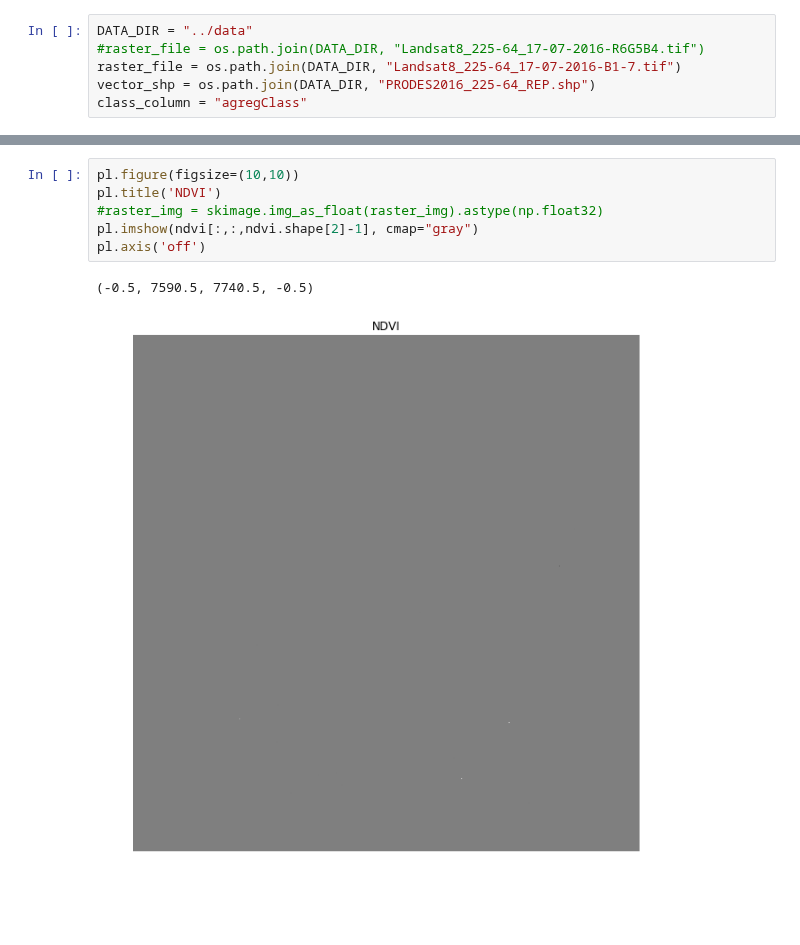
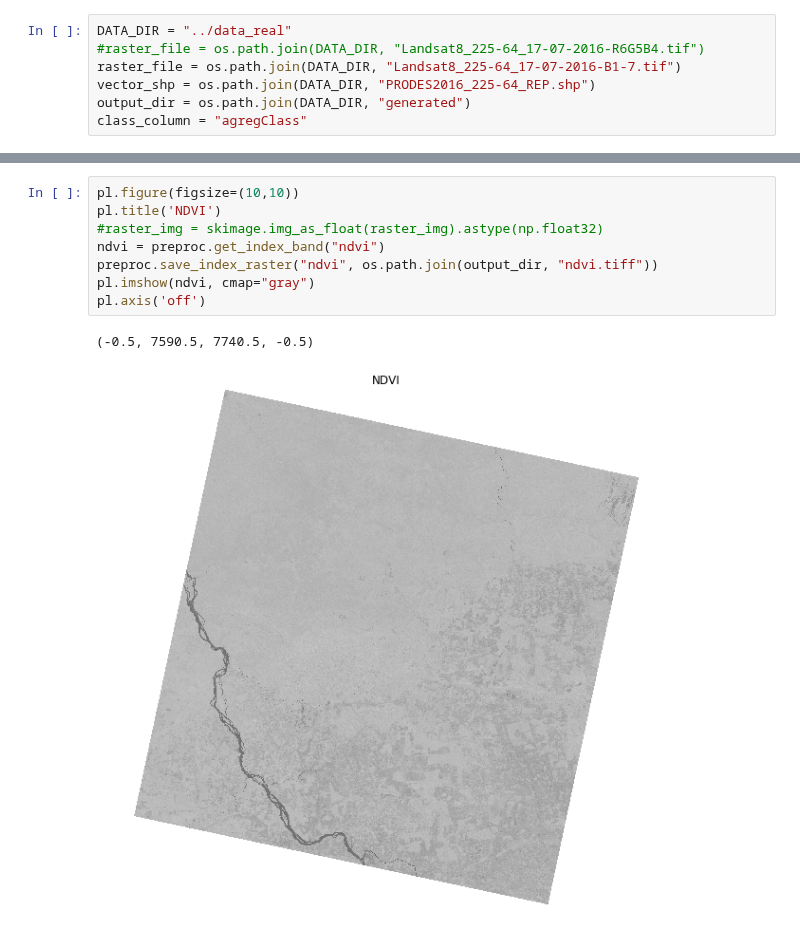
Before and after one commit to rvmaretto/deepgeo, a Jupyter notebook: notebooks/plot_preprocessor_results.ipynb, the cells around one changed output, grey strips where cells are left out. Drawn from its saved outputs; the diff is of its cells as text; blank space fills up the shorter version.

Commit message:
Improvements for #7. Closes #9. Saving results from preprocessor.

```diff
--- a/notebooks/plot_preprocessor_results.ipynb
+++ b/notebooks/plot_preprocessor_results.ipynb
@@ -13,10 +14,11 @@ reload(prep)
 
 %matplotlib inline
 # %%
-DATA_DIR = "../data"
+DATA_DIR = "../data_real"
 #raster_file = os.path.join(DATA_DIR, "Landsat8_225-64_17-07-2016-R6G5B4.tif")
 raster_file = os.path.join(DATA_DIR, "Landsat8_225-64_17-07-2016-B1-7.tif")
 vector_shp = os.path.join(DATA_DIR, "PRODES2016_225-64_REP.shp")
+output_dir = os.path.join(DATA_DIR, "generated")
 class_column = "agregClass"
 # %%
 preproc = prep.Preprocessor(raster_file, vector_shp)
@@ -48,9 +44,11 @@ Computing EVI
 # %%
 pl.figure(figsize=(10,10))
 pl.title('NDVI')
 #raster_img = skimage.img_as_float(raster_img).astype(np.float32)
-pl.imshow(ndvi[:,:,ndvi.shape[2]-1], cmap="gray")
+ndvi = preproc.get_index_band("ndvi")
+preproc.save_index_raster("ndvi", os.path.join(output_dir, "ndvi.tiff"))
+pl.imshow(ndvi, cmap="gray")
 pl.axis('off')
 # %% [output]
 (-0.5, 7590.5, 7740.5, -0.5)
-[figure, old version]
+[figure, new version]
```
Also changed, not shown: parts of 4 cells of this notebook, 13 other files.
